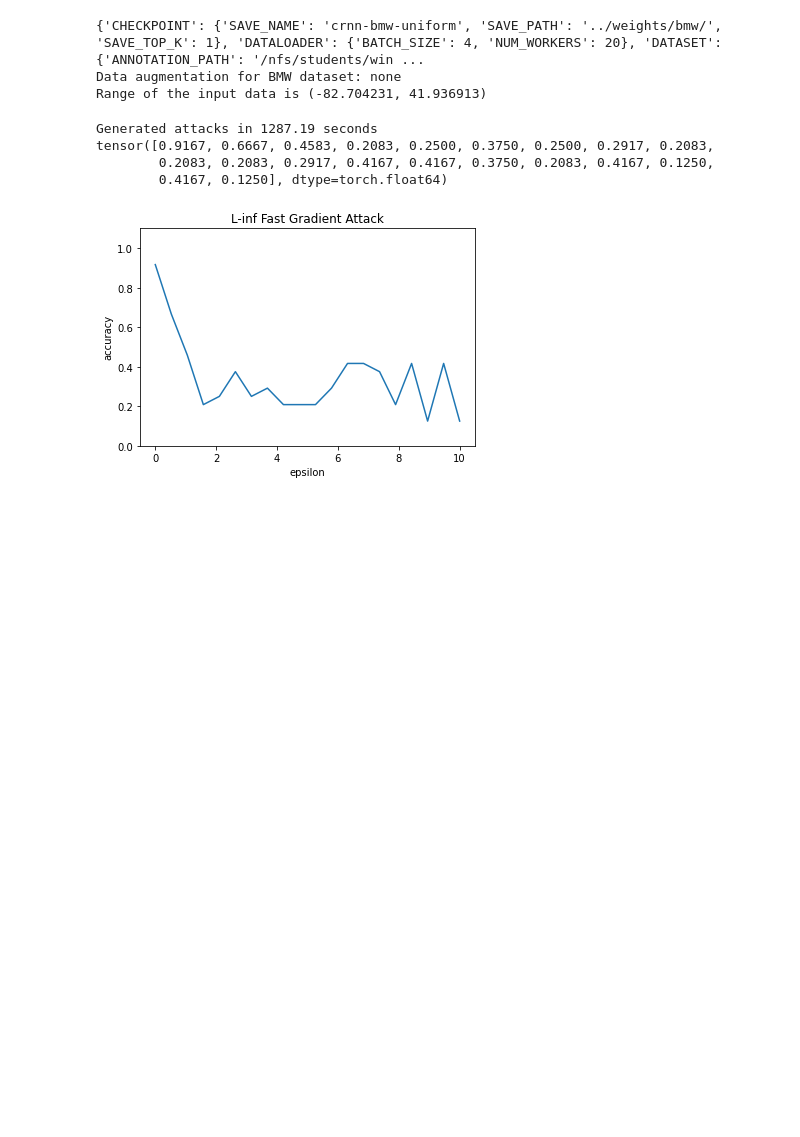
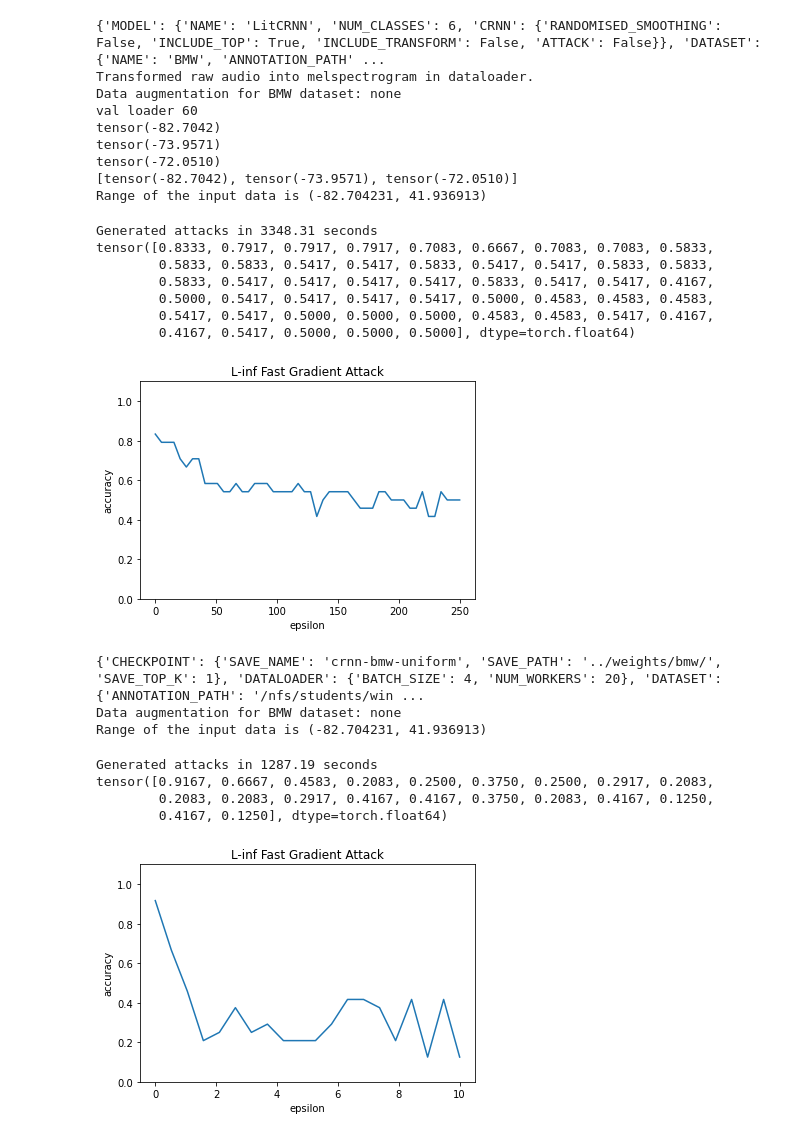
Before and after one commit to Vardanush/Robust-audio-classification, a Jupyter notebook: notebooks/foolbox_attacks.ipynb, the cells around one changed output. Drawn from its saved outputs; the diff is of its cells as text; code cells hidden in the pictures; blank space fills up the shorter version.

Commit message:
add PGD_L2 attack + adv training

```diff
--- a/notebooks/foolbox_attacks.ipynb
+++ b/notebooks/foolbox_attacks.ipynb
@@ -87,11 +87,11 @@ import warnings
 warnings.filterwarnings('ignore')
 
 import sys
-pkg_path = "/nfs/homedirs/yuny/project-1/audio_classification"
+pkg_path = "/nfs/students/winter-term-2020/project-1/project-1/audio_classification"
 if pkg_path not in sys.path:
     sys.path.append(pkg_path)
 
-pkg_path = "/nfs/homedirs/yuny/project-1/foolbox"
+pkg_path = "//nfs/students/winter-term-2020/project-1/project-1/foolbox"
 if pkg_path not in sys.path:
     sys.path.append(pkg_path)
 
@@ -117,8 +117,8 @@ import matplotlib.pyplot as plt
 torch.cuda.empty_cache()
 device = torch.device('cpu')
 # device = (torch.device('cuda') if torch.cuda.is_available() else torch.device('cpu'))
-project_dir = '/nfs/homedirs/yuny/project-1/'
-save_folder = '/nfs/homedirs/yuny/project-1/attack_results/'
+project_dir = '/nfs/students/winter-term-2020/project-1/project-1/'
+save_folder = '/nfs/students/winter-term-2020/project-1/project-1/attack_results/'
 # %%
 def attack_model(project_dir, config_path, pretrained_path, title):
     with open(os.path.join(project_dir, config_path), "r") as config_file:
@@ -135,9 +135,12 @@ def attack_model(project_dir, config_path, pretrained_path, title):
     # Get the upper bound and lower bound on the values of the data, to be used as constraint in PGD
     lower_bounds = []
     upper_bounds = []
+    print("val loader", len(val_set))
     for step, (x, y, seq_lens) in enumerate(val_loader):
         upper_bounds.append(torch.max(x))
         lower_bounds.append(torch.min(x))
+        print(torch.min(x))
+    print(lower_bounds)
     lower_bound = min(lower_bounds)
     upper_bound = max(upper_bounds)
     print("Range of the input data is (%f, %f)" %(lower_bound, upper_bound))
@@ -169,12 +172,12 @@ def attack_model(project_dir, config_path, pretrained_path, title):
 
     # evaluate robustness with L-inf Fast Gradient Attack
     torch.cuda.empty_cache()
-    attack = FGSM()
+    attack = FGM()
 
     attack.run = types.MethodType(_run, attack)
     attack.get_loss_fn = types.MethodType(_get_loss_fn, attack)
     attack.value_and_grad = types.MethodType(_value_and_grad, attack)
-    epsilons = np.linspace(0.0, 10, num=20)
+    epsilons = np.linspace(0.0, 250, num=50)
 
     start_time = time.perf_counter()
     raw, clipped, is_adv = attack(fmodel, clips, labels, epsilons=epsilons, original_lengths=lengths)
@@ -189,7 +192,30 @@ def attack_model(project_dir, config_path, pretrained_path, title):
     plt.ylabel("accuracy")
     plt.ylim(0, 1.1)
     plt.plot(epsilons, robust_accuracy.to('cpu').numpy())
-    plt.savefig(save_folder + title + '-linf-10.png')
+    plt.savefig(save_folder + title + '-l2-250.png')
+# %%
+title = 'bmw_baseline_l2'
+config_path = '/nfs/students/winter-term-2020/project-1/project-1/audio_classification/configs/crnn_bmw.yaml'
+pretrained_path = '/nfs/students/winter-term-2020/project-1/project-1/weights/bmw/week-7/crnn-bmw-epoch=36-val_acc=1.000.ckpt'
+attack_model(project_dir, config_path, pretrained_path, title)
+# %% [output]
+{'MODEL': {'NAME': 'LitCRNN', 'NUM_CLASSES': 6, 'CRNN': {'RANDOMISED_SMOOTHING': False, 'INCLUDE_TOP': True, 'INCLUDE_TRANSFORM': False, 'ATTACK': False}}, 'DATASET': {'NAME': 'BMW', 'ANNOTATION_PATH' ...
+Transformed raw audio into melspectrogram in dataloader.
+Data augmentation for BMW dataset: none
+val loader 60
+tensor(-82.7042)
+tensor(-73.9571)
+tensor(-72.0510)
+[tensor(-82.7042), tensor(-73.9571), tensor(-72.0510)]
+Range of the input data is (-82.704231, 41.936913)
+Generated attacks in 3348.31 seconds
+tensor([0.8333, 0.7917, 0.7917, 0.7917, 0.7083, 0.6667, 0.7083, 0.7083, 0.5833,
+        0.5833, 0.5833, 0.5417, 0.5417, 0.5833, 0.5417, 0.5417, 0.5833, 0.5833,
+        0.5833, 0.5417, 0.5417, 0.5417, 0.5417, 0.5833, 0.5417, 0.5417, 0.4167,
+        0.5000, 0.5417, 0.5417, 0.5417, 0.5417, 0.5000, 0.4583, 0.4583, 0.4583,
+        0.5417, 0.5417, 0.5000, 0.5000, 0.5000, 0.4583, 0.4583, 0.5417, 0.4167,
+        0.4167, 0.5417, 0.5000, 0.5000, 0.5000], dtype=torch.float64)
+[figure, added]
 # %%
 # BMW(val_fold=1, uniform transform, no ls)
 title = 'bmw_no_ls_no_weight_uniform_transform'
```
Also changed, not shown: 10 other files.
